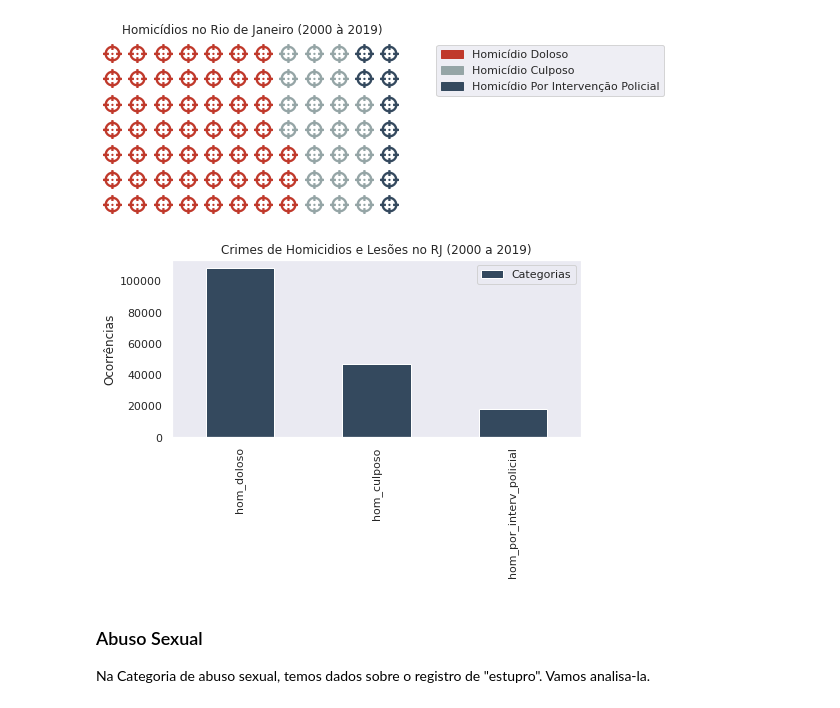
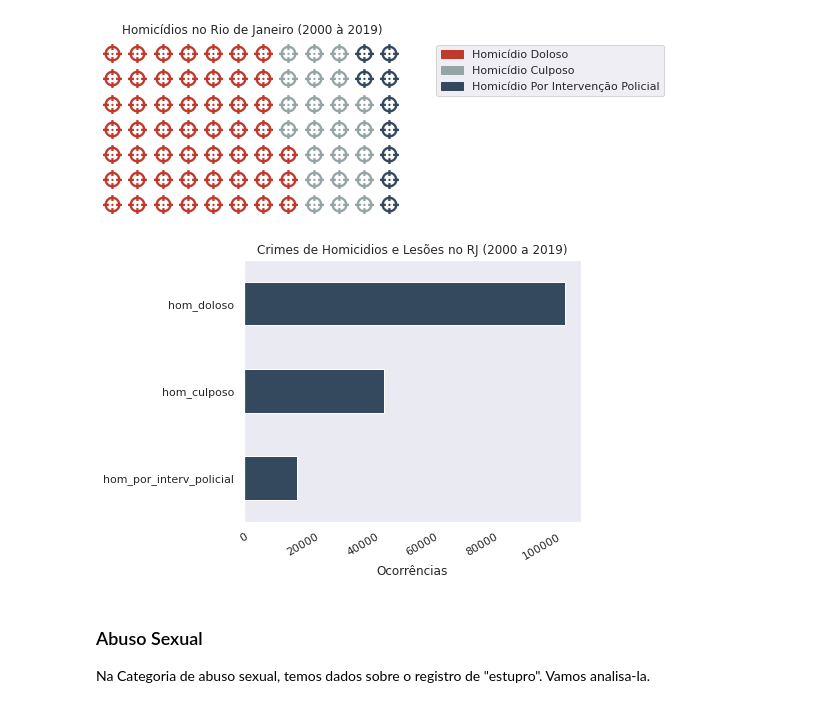
Before and after one commit to rafamarquesrmb/data_science, a Jupyter notebook: projeto02_analise_de_dados_violencia_rio_de_janeiro/analisedados_violencia_riodejaneiro_2000a2019.ipynb, the cells around one changed output. Cells and saved outputs as stored; diff of their text form; code cells hidden in the pictures.

```diff
--- a/projeto02_analise_de_dados_violencia_rio_de_janeiro/analisedados_violencia_riodejaneiro_2000a2019.ipynb
+++ b/projeto02_analise_de_dados_violencia_rio_de_janeiro/analisedados_violencia_riodejaneiro_2000a2019.ipynb
@@ -1062,11 +1076,13 @@ plt.tight_layout()
 [figure]
 # %%
 fig = plt.figure(figsize=(7,5))
-df_homicidios_e_lesoes[["hom_culposo","hom_doloso","hom_por_interv_policial"]].sum().sort_values(ascending = False).plot(color="#34495e",kind='bar',legend=True, label = "Categorias", ylabel = "Ocorrências", title="Crimes de Homicidios e Lesões no RJ (2000 a 2019)")
+df_homicidios_e_lesoes[["hom_culposo","hom_doloso","hom_por_interv_policial"]].sum().sort_values(ascending = True).plot(color="#34495e",kind='barh',legend=False, title="Crimes de Homicidios e Lesões no RJ (2000 a 2019)")
+plt.xlabel("Ocorrências")
+plt.xticks(rotation = 30)
 plt.grid(False)
 plt.tight_layout()
 # %% [output]
-[figure, old version]
+[figure, new version]
 # %% [markdown]
 ### Abuso Sexual
 Na Categoria de abuso sexual, temos dados sobre o registro de "estupro". Vamos analisa-la.
```
Also changed, not shown: parts of 15 cells of this notebook.
